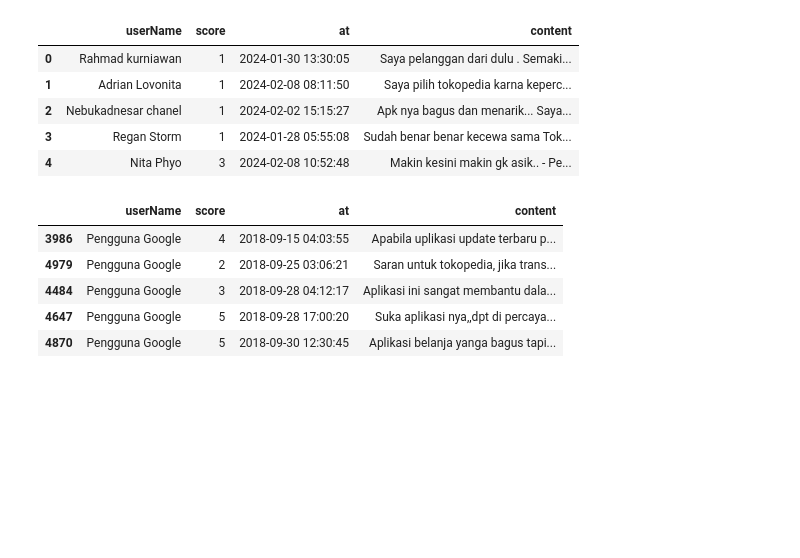
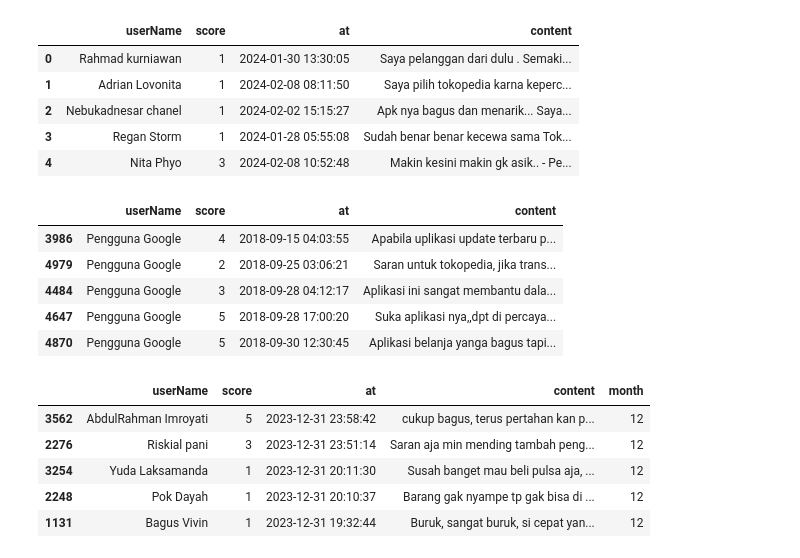
Before and after one commit to VindiSovia/Analisis_Sentimen, a Jupyter notebook: Scraping_google_PS.ipynb, the cells around one changed output. Cells and saved outputs as stored; diff of their text form; code cells hidden in the pictures; blank space fills up the shorter version.

```diff
--- a/Scraping_google_PS.ipynb
+++ b/Scraping_google_PS.ipynb
@@ -81,4 +84,16 @@ sorted_df['month'] = sorted_df['at'].dt.month
 
 # Buat grup berdasarkan bulan
 grouped_df = sorted_df.groupby('month')
+# %%
+# Take only 17 rows from the DataFrame
+result_df_subset = grouped_df.head(15)
+
+result_df_subset.head()
+# %% [output]
+|  | userName | score | at | content | month |
+| 3562 | AbdulRahman Imroyati | 5 | 2023-12-31 23:58:42 | cukup bagus, terus pertahan kan p... | 12 |
+| 2276 | Riskial pani | 3 | 2023-12-31 23:51:14 | Saran aja min mending tambah peng... | 12 |
+| 3254 | Yuda Laksamanda | 1 | 2023-12-31 20:11:30 | Susah banget mau beli pulsa aja, ... | 12 |
+| 2248 | Pok Dayah | 1 | 2023-12-31 20:10:37 | Barang gak nyampe tp gak bisa di ... | 12 |
+| 1131 | Bagus Vivin | 1 | 2023-12-31 19:32:44 | Buruk, sangat buruk, si cepat yan... | 12 |
 # %%
```
Also changed, not shown: parts of 3 cells of this notebook.
